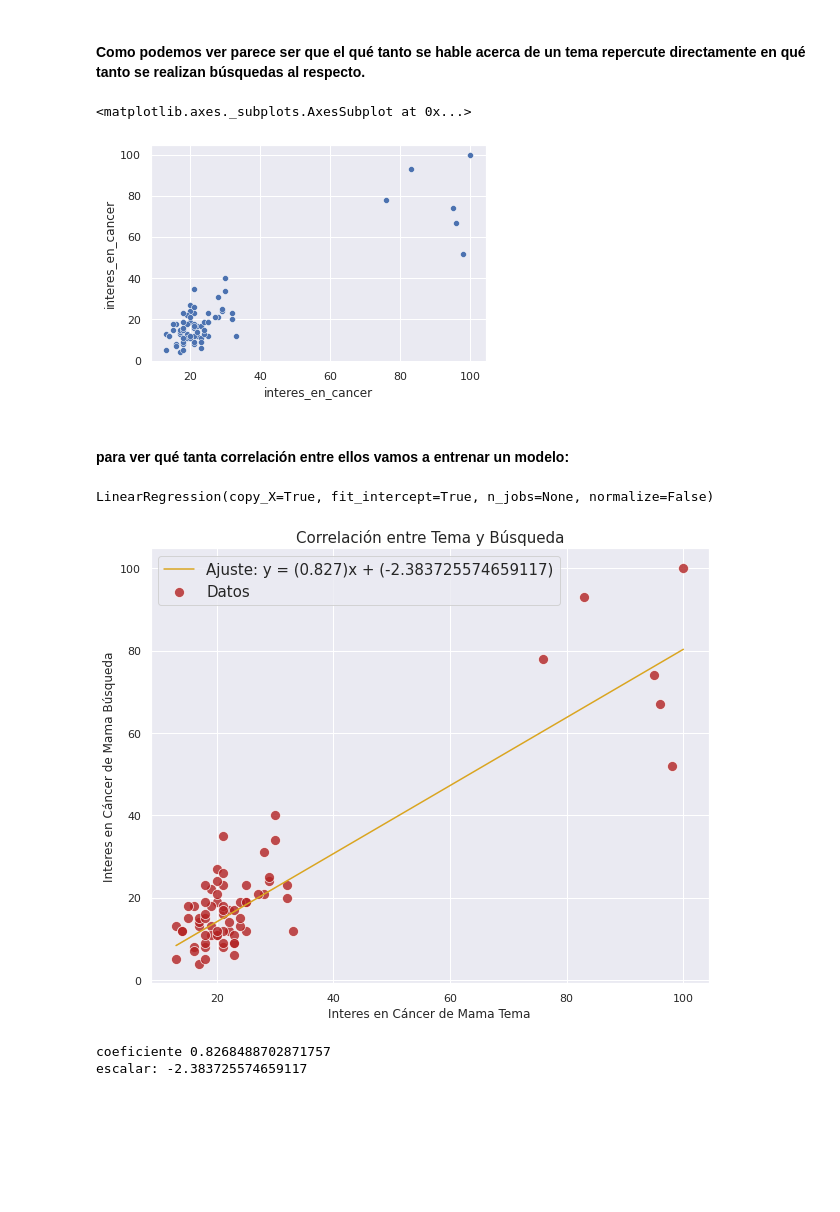
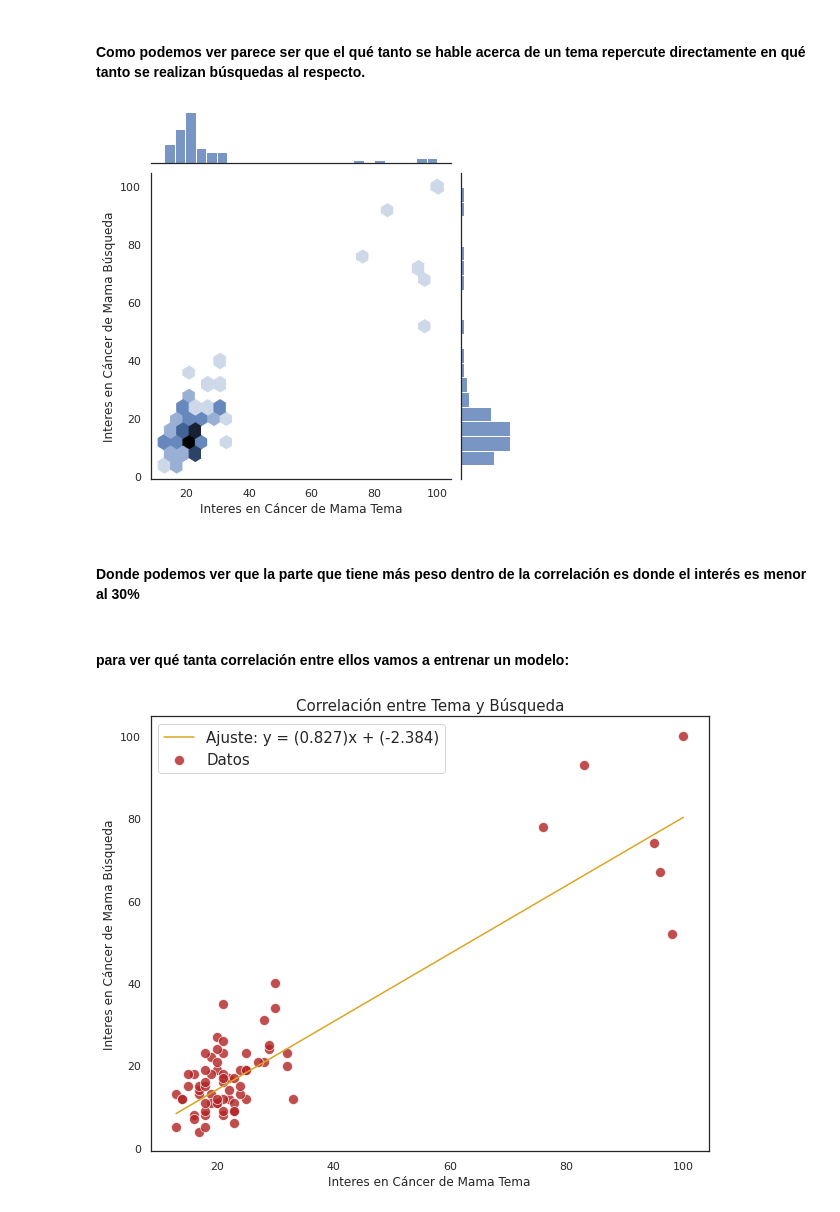
Before and after one commit to Zoe-Garcia/Equipo_2_P2_Analisis, a Jupyter notebook: Pregunta_3_y_4.ipynb, the cells around one changed output. Cells and saved outputs as stored; diff of their text form; code cells hidden in the pictures; blank space fills up the shorter version.

```diff
--- a/Pregunta_3_y_4.ipynb
+++ b/Pregunta_3_y_4.ipynb
@@ -295,11 +293,17 @@ el coeficiente de pearson entre ambos intereses es: 0.8989676554293781
 #### Como podemos ver parece ser que el qué tanto se hable acerca de un tema repercute directamente en qué tanto se realizan búsquedas al respecto.
 # %%
 # realicemos una gráfica de dispersión:
+sns.set_style('white')
+sns.jointplot(x = valores_tema, y = valores_busqueda, kind='hex')
 
-sns.scatterplot(x = valores_tema, y = valores_busqueda)
+plt.xlabel('Interes en Cáncer de Mama Tema')
+plt.ylabel('Interes en Cáncer de Mama Búsqueda')
+
+plt.show()
 # %% [output]
-<matplotlib.axes._subplots.AxesSubplot at 0x...>
-[figure, old version]
+[figure, new version]
+# %% [markdown]
+#### Donde podemos ver que la parte que tiene más peso dentro de la correlación es donde el interés es menor al 30%
 # %% [markdown]
 #### para ver qué tanta correlación entre ellos vamos a entrenar un modelo:
 # %%
@@ -311,15 +313,15 @@ lr = LR()
 # %%
 lr = LR()
 lr.fit(valores_tema.to_frame(), valores_busqueda)
+
+y_predict = lr.predict(valores_tema.to_frame())
-# %% [output]
-LinearRegression(copy_X=True, fit_intercept=True, n_jobs=None, normalize=False)
 # %%
 y_predict = lr.predict(valores_tema.to_frame())
 # %%
 plt.figure(figsize=(10,8))
 
 sns.scatterplot(x = valores_tema, y = valores_busqueda, color = 'firebrick', alpha = 0.8, s=100, label='Datos')
-sns.lineplot(x = valores_tema,y = y_predict, color = 'goldenrod', alpha = 1.0, label=f'Ajuste: y = ({round(lr.coef_[0],3)})x + ({lr.intercept_})')
+sns.lineplot(x = valores_tema,y = y_predict, color = 'goldenrod', alpha = 1.0, label=f'Ajuste: y = ({lr.coef_[0]:.3f})x + ({lr.intercept_:.3f})')
 
 plt.xlabel('Interes en Cáncer de Mama Tema')
 plt.ylabel('Interes en Cáncer de Mama Búsqueda')
@@ -330,12 +332,4 @@ plt.legend(fontsize = 15)
 
 plt.show()
 # %% [output]
-[figure, old version]
+[figure, new version]
-# %%
-]# y = mx + b
-
-print("coeficiente", lr.coef_[0])
-print(f'escalar: {lr.intercept_}')
-# %% [output]
-coeficiente 0.8268488702871757
-escalar: -2.383725574659117
```
Also changed, not shown: parts of 12 cells of this notebook.
